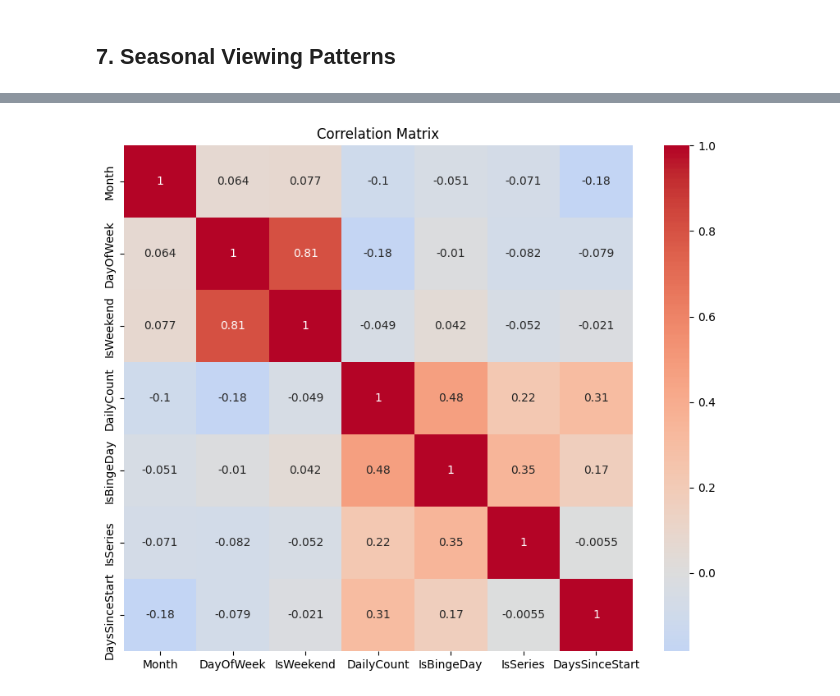
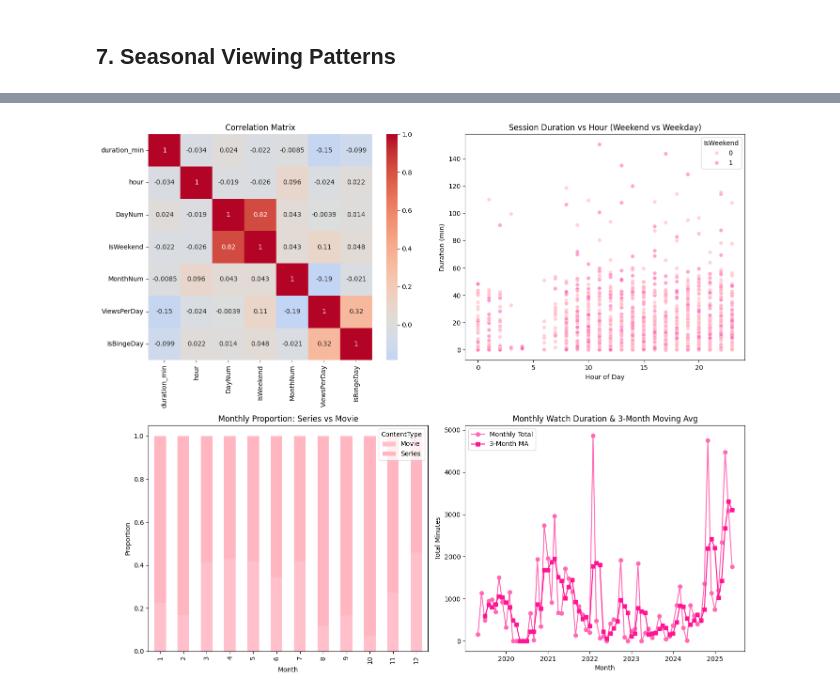
Before and after one commit to begumozay/dsa210begum, a Jupyter notebook: netflix_begum.ipynb, the cells around one changed output, grey strips where cells are left out. Cells and saved outputs as stored; diff of their text form; code cells hidden in the pictures.

```diff
--- a/netflix_begum.ipynb
+++ b/netflix_begum.ipynb
@@ -205,37 +450,70 @@ seasonal_counts, seasonal_ct = analyze_seasonal_patterns(df)
 # %%
+import matplotlib.pyplot as plt
 import seaborn as sns
-from scipy import stats
 import numpy as np
 
-def advanced_viewing_analysis(df):
-    df2 = df.copy()
-    df2['Month'] = df2['Date'].dt.month
-    df2['DayOfWeek'] = df2['Date'].dt.weekday
-    df2['IsWeekend'] = df2['DayOfWeek'].isin([5,6]).astype(int)
-    daily_counts = df2.groupby(df2['Date'].dt.date).size()
-    df2['DailyCount'] = df2['Date'].dt.date.map(daily_counts)
-    df2['IsBingeDay'] = (df2['DailyCount']>=3).astype(int)
-    df2['IsSeries'] = (df2['Episode']!='Movie').astype(int)
-    df2['DaysSinceStart'] = (df2['Date'] - df2['Date'].min()).dt.days
+# Pink palette
+pink_palette = ['#FFC0CB','#FFB6C1','#FF69B4','#FF1493','#DB7093']
 
-    # Correlation matrix
-    corr = df2[['Month','DayOfWeek','IsWeekend','DailyCount','IsBingeDay','IsSeries','DaysSinceStart']].corr()
+# Prepare analysis DataFrame
+adv = df_clean.copy()
+adv['hour']         = adv['timestamp'].dt.hour
+adv['DayNum']       = adv['timestamp'].dt.dayofweek
+adv['IsWeekend']    = adv['DayNum'].isin([5,6]).astype(int)
+adv['MonthNum']     = adv['timestamp'].dt.month
+adv['ViewsPerDay']  = adv.groupby(adv['timestamp'].dt.date)['Series'].transform('count')
+adv['IsBingeDay']   = (adv['ViewsPerDay'] >= 3).astype(int)
 
-    # Weekly patterns
-    weekend_stats = df2.groupby('IsWeekend')['DailyCount'].agg(['mean','count'])
-    # Trend line on monthly counts
-    monthly_counts = df2.groupby(df2['Date'].dt.to_period('M')).size()
-    x = np.arange(len(monthly_counts))
-    slope, intercept, r, p, _ = stats.linregress(x, monthly_counts)
+# 1) Correlation matrix of numeric features
+features = ['duration_min','hour','DayNum','IsWeekend','MonthNum','ViewsPerDay','IsBingeDay']
+corr = adv[features].corr()
 
-    # Plot correlation heatmap
-    plt.figure(figsize=(10,8))
-    sns.heatmap(corr, annot=True, cmap='coolwarm', center=0)
-    plt.title('Correlation Matrix')
+# 2) Monthly ratio of Series vs Movie (by count)
+ratio_monthly = (
+    adv
+    .groupby([adv['MonthNum'], 'ContentType'])
+    .size()
+    .unstack(fill_value=0)
+)
+ratio_monthly = ratio_monthly.div(ratio_monthly.sum(axis=1), axis=0)
 
-    # Print trend stats
-    print(f"Trend slope: {slope:.2f}, R²: {r**2:.3f}, p-value: {p:.4f}")
-    return corr, weekend_stats, slope, r, p
+# 3) Rolling monthly total duration (3-month)
+monthly_sum = adv.set_index('timestamp')['duration_min'].resample('ME').sum()
+rolling3    = monthly_sum.rolling(3).mean()
 
-corr, weekend_stats, slope, r, p = advanced_viewing_analysis(df)
+fig, axs = plt.subplots(2, 2, figsize=(14,12))
+
+# A) Correlation heatmap
+sns.heatmap(corr, annot=True, cmap='coolwarm', center=0, ax=axs[0,0])
+axs[0,0].set_title('Correlation Matrix')
+
+# B) Duration vs Hour, colored by weekend
+sns.scatterplot(
+    x='hour', y='duration_min', hue='IsWeekend',
+    data=adv.sample(min(len(adv), 2000)),
+    palette=[pink_palette[1], pink_palette[2]],
+    alpha=0.6, ax=axs[0,1]
+)
+axs[0,1].set_title('Session Duration vs Hour (Weekend vs Weekday)')
+axs[0,1].set_xlabel('Hour of Day'); axs[0,1].set_ylabel('Duration (min)')
+
+# C) Monthly proportion Series vs Movie
+ratio_monthly.reindex(range(1,13)).plot(
+    kind='bar', stacked=True,
+    color=[pink_palette[0], pink_palette[1]],
+    ax=axs[1,0]
+)
+axs[1,0].set_title('Monthly Proportion: Series vs Movie')
+axs[1,0].set_xlabel('Month'); axs[1,0].set_ylabel('Proportion')
+axs[1,0].legend(title='ContentType')
+
+# D) Rolling trend of monthly duration
+axs[1,1].plot(monthly_sum.index, monthly_sum.values, marker='o', color=pink_palette[2], label='Monthly Total')
+axs[1,1].plot(rolling3.index,   rolling3.values,   marker='s', color=pink_palette[3], label='3-Month MA')
+axs[1,1].set_title('Monthly Watch Duration & 3-Month Moving Avg')
+axs[1,1].set_xlabel('Month'); axs[1,1].set_ylabel('Total Minutes')
+axs[1,1].legend()
+
+plt.tight_layout()
+plt.show()
 # %% [output]
@@ -243 +520 @@ Trend slope: 0.15, R²: 0.011, p-value: 0.4146
-[figure, old version]
+[figure, new version]
```
Also changed, not shown: parts of 21 cells of this notebook.
